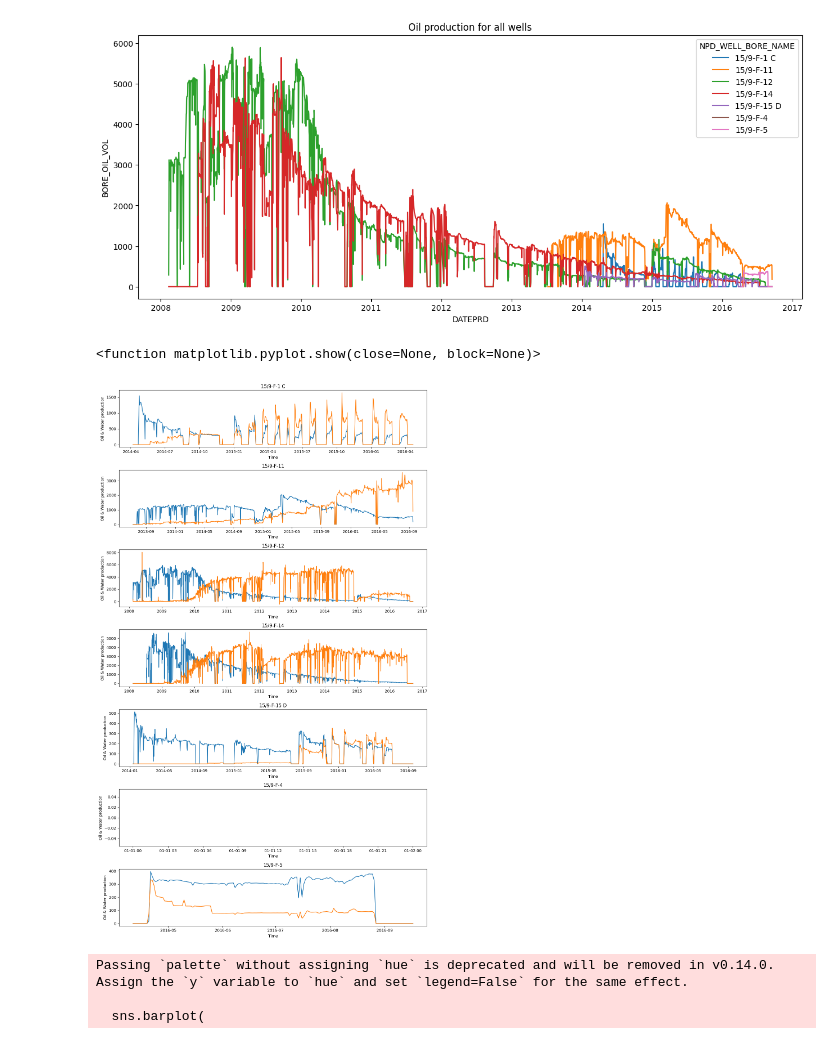
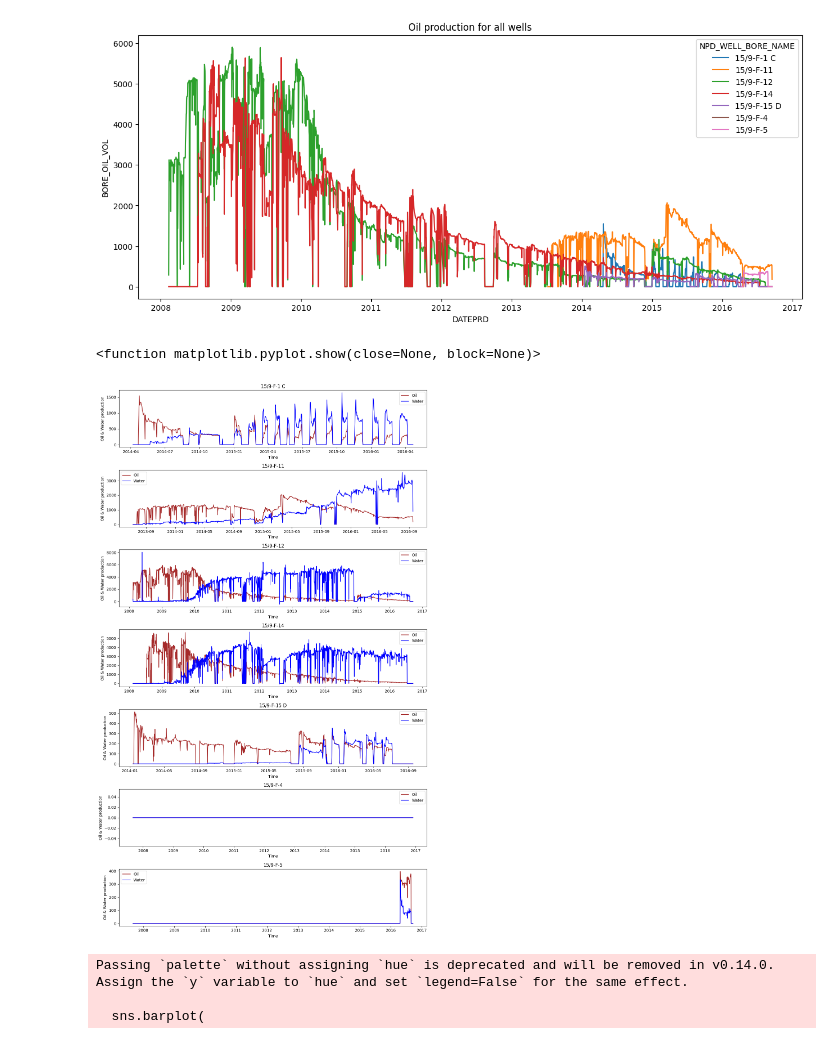
Before and after one commit to Anmol1301/Production-Forecasting, a Jupyter notebook: data_exploration.ipynb, the cells around one changed output. Saved outputs shown, nothing was run; the diff lists cells and outputs as text; code cells hidden in the pictures.

```diff
--- a/data_exploration.ipynb
+++ b/data_exploration.ipynb
@@ -108,22 +108,23 @@ sns.lineplot(data = daily_df ,x ="DATEPRD" , y = "BORE_OIL_VOL" ,hue ="NPD_WELL_
 # %%
 # Relationship between oil production and water production for each well
 wells = daily_df["NPD_WELL_BORE_NAME"].unique()  # Get all unique well names
 plt.figure(figsize=(12,20))                      # Set the overall figure size
 
 for i, well in enumerate(wells):                 # Loop through each well
     d = daily_df[daily_df["NPD_WELL_BORE_NAME"]==well]  # Filter data for this well
     plt.subplot(len(wells),1,i+1)                # Create a subplot for each well
-    plt.plot(d["DATEPRD"], d["BORE_OIL_VOL"])    # Plot oil production over time
-    plt.plot(d["DATEPRD"], d["BORE_WAT_VOL"])    # Plot water production over time
+    plt.plot(d["DATEPRD"], d["BORE_OIL_VOL"], label="Oil",color = "Brown")    # Plot oil production over time
+    plt.plot(d["DATEPRD"], d["BORE_WAT_VOL"], label = "Water", color = "Blue")    # Plot water production over time
     plt.title(well)                              # Title with well name
     plt.xlabel("Time")                           # X-axis label
     plt.ylabel("Oil & Water production")         # Y-axis label
+    plt.legend()                                 # Show legend
 
 plt.tight_layout()                               # Adjust layout to prevent overlap
 plt.show                                         # Show the plots (missing parentheses, should be plt.show())
 # %% [output]
 <function matplotlib.pyplot.show(close=None, block=None)>
-[figure, old version]
+[figure, new version]
 # %%
 plt.figure(figsize=(12, 6))
 sns.barplot(
```
Also changed, not shown: parts of 1 cell of this notebook.
